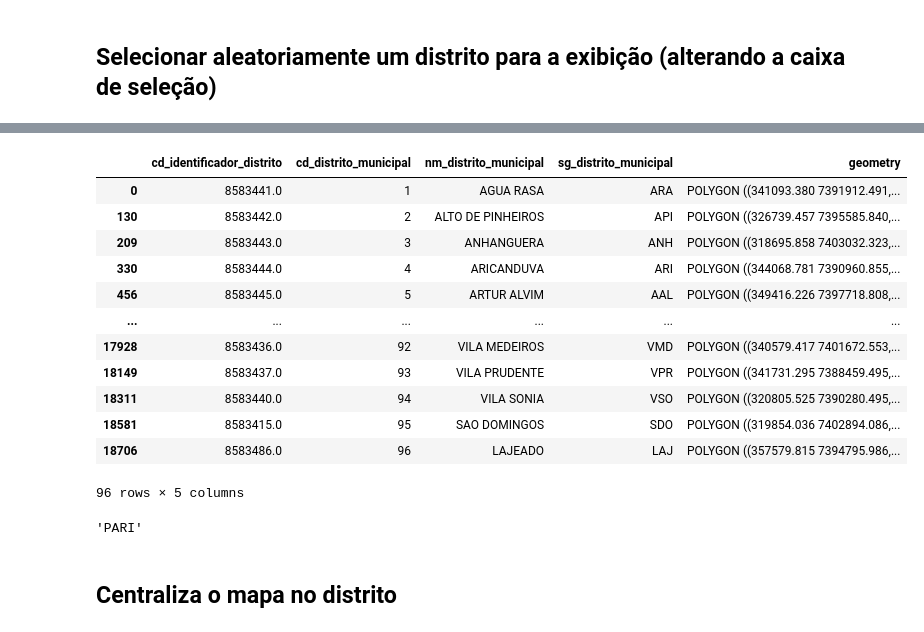
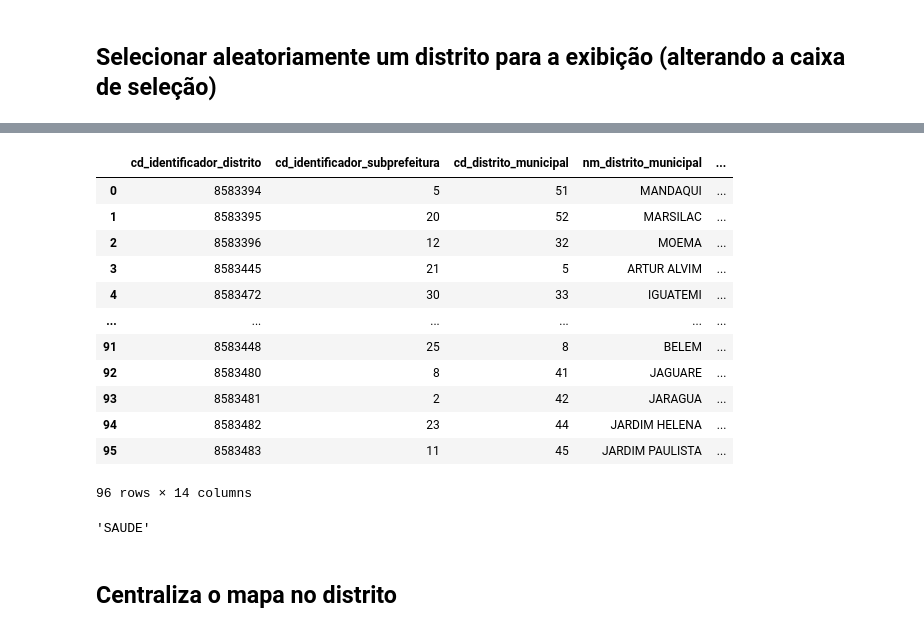
Before and after one commit to sepep-pmsp/hydra, a Jupyter notebook: notebooks/04_dash_prototype.ipynb, the cells around one changed output, grey strips where cells are left out. Cells and saved outputs as stored; diff of their text form; code cells hidden in the pictures.

Commit message:
Notebook atualizado para utilizar duckdb

```diff
--- a/notebooks/04_dash_prototype.ipynb
+++ b/notebooks/04_dash_prototype.ipynb
@@ -19,3 +22,9 @@ s3fs = S3FileSystem(
     secret_key=AWS_SECRET_ACCESS_KEY,
     endpoint_override=ENDPOINT_OVERRIDE,
     )
+# %%
+con = duckdb.connect("/tmp/hydra.db")
+con.install_extension("httpfs")
+con.load_extension("httpfs")
+con.install_extension("spatial")
+con.load_extension("spatial")
@@ -24,14 +41,25 @@ s3fs = S3FileSystem(
 # %%
 def _get_s3_path_for(table_name:str, bucket_name:str=AWS_S3_BUCKET) -> str:
 
-    s3_path = f'{bucket_name}/dagster/{table_name}.parquet'
+    s3_path = f's3://{bucket_name}/dagster/{table_name}.parquet'
     return s3_path
 # %%
-def load_parquet(table_name:str, bucket_name:str=AWS_S3_BUCKET) -> gpd.GeoDataFrame:
+def load_parquet(table_name:str, bucket_name:str=AWS_S3_BUCKET, geometry_columns=['geometry'], lazy_loading=False) -> duckdb.DuckDBPyRelation | gpd.GeoDataFrame:
 
     s3_path = _get_s3_path_for(table_name)
+    geom_exclude = 'EXCLUDE (' + ', '.join([f'{col}' for col in geometry_columns]) + ')'
+    geom_as_text = ', '.join([f'ST_AsText(ST_GeomFromWKB({col})) AS {col}' for col in geometry_columns])
+    geom_fix = f'{geom_exclude}, {geom_as_text}'
+    sql_query = f'SELECT * {geom_fix} FROM read_parquet("{s3_path}")'
 
-    gdf = gpd.read_parquet(s3_path, filesystem=s3fs)
+    gdf = con.sql(sql_query)
+    if not lazy_loading:
+        gdf = gpd.GeoDataFrame(gdf.df())
+        for col in geometry_columns:
+            gdf.loc[:, col] = gpd.GeoSeries.from_wkt(gdf.loc[:, col])
+        gdf = gdf.set_geometry(geometry_columns[0])
+        gdf = gdf.set_crs(epsg=31983)
+        gdf = gdf.to_crs(epsg=4326)
     return gdf
 # %%
 gdf_setor = load_parquet('setor_censitario_enriched')
@@ -161,27 +206,25 @@ gdf_setor_distrito
 # %%
-gdf_distrito = gdf_setor_distrito[['cd_identificador_distrito', 'cd_distrito_municipal', 'nm_distrito_municipal', 'sg_distrito_municipal', 'right_geometry']].copy()
-gdf_distrito = gdf_distrito.drop_duplicates()
-gdf_distrito = gdf_distrito.rename(columns={'right_geometry': 'geometry'})
+gdf_distrito = load_parquet('distrito_municipal_digested')
 gdf_distrito
 # %% [output]
-|  | cd_identificador_distrito | cd_distrito_municipal | nm_distrito_municipal | sg_distrito_municipal | geometry |
-| 0 | 8583441.0 | 1 | AGUA RASA | ARA | POLYGON ((341093.380 7391912.491,... |
-| 130 | 8583442.0 | 2 | ALTO DE PINHEIROS | API | POLYGON ((326739.457 7395585.840,... |
-| 209 | 8583443.0 | 3 | ANHANGUERA | ANH | POLYGON ((318695.858 7403032.323,... |
-| 330 | 8583444.0 | 4 | ARICANDUVA | ARI | POLYGON ((344068.781 7390960.855,... |
-| 456 | 8583445.0 | 5 | ARTUR ALVIM | AAL | POLYGON ((349416.226 7397718.808,... |
+|  | cd_identificador_distrito | cd_identificador_subprefeitura | cd_distrito_municipal | nm_distrito_municipal | ... |
+| 0 | 8583394 | 5 | 51 | MANDAQUI | ... |
+| 1 | 8583395 | 20 | 52 | MARSILAC | ... |
+| 2 | 8583396 | 12 | 32 | MOEMA | ... |
+| 3 | 8583445 | 21 | 5 | ARTUR ALVIM | ... |
+| 4 | 8583472 | 30 | 33 | IGUATEMI | ... |
 | ... | ... | ... | ... | ... | ... |
-| 17928 | 8583436.0 | 92 | VILA MEDEIROS | VMD | POLYGON ((340579.417 7401672.553,... |
-| 18149 | 8583437.0 | 93 | VILA PRUDENTE | VPR | POLYGON ((341731.295 7388459.495,... |
-| 18311 | 8583440.0 | 94 | VILA SONIA | VSO | POLYGON ((320805.525 7390280.495,... |
-| 18581 | 8583415.0 | 95 | SAO DOMINGOS | SDO | POLYGON ((319854.036 7402894.086,... |
-| 18706 | 8583486.0 | 96 | LAJEADO | LAJ | POLYGON ((357579.815 7394795.986,... |
+| 91 | 8583448 | 25 | 8 | BELEM | ... |
+| 92 | 8583480 | 8 | 41 | JAGUARE | ... |
+| 93 | 8583481 | 2 | 42 | JARAGUA | ... |
+| 94 | 8583482 | 23 | 44 | JARDIM HELENA | ... |
+| 95 | 8583483 | 11 | 45 | JARDIM PAULISTA | ... |
-96 rows × 5 columns
+96 rows × 14 columns
 # %%
-nm_distrito_selecionado = gdf_distrito.sample(n=1).iloc[0,2]
+nm_distrito_selecionado = gdf_distrito.sample(n=1).iloc[0,3]
 nm_distrito_selecionado
 # %% [output]
-'PARI'
+'SAUDE'
 # %% [markdown]
 ## Centraliza o mapa no distrito
 # %%
```
Also changed, not shown: parts of 14 cells of this notebook, 1 other file.
